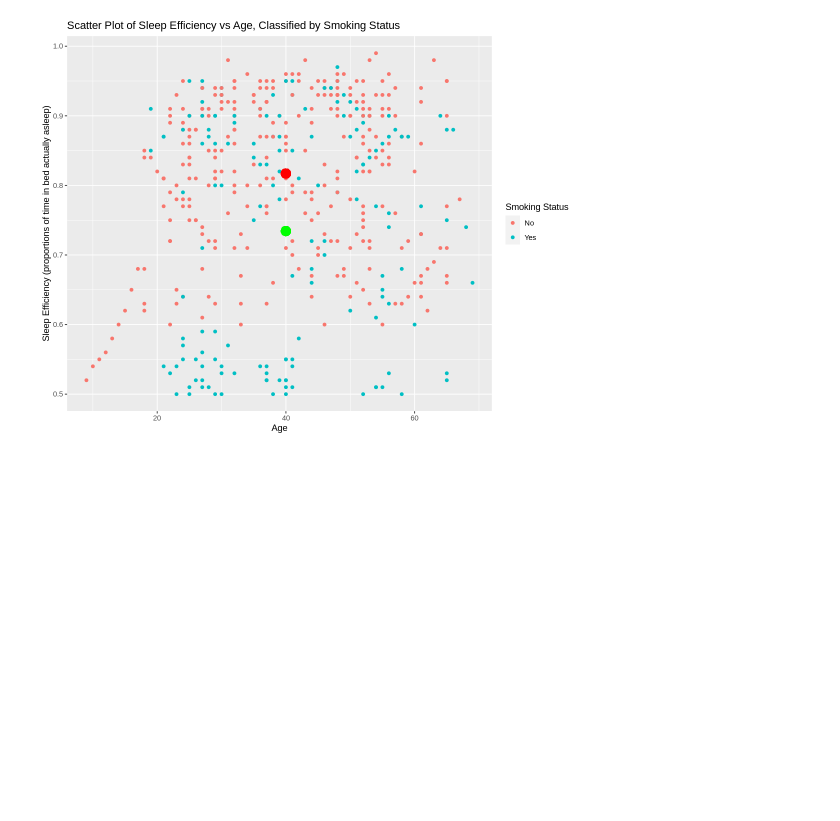
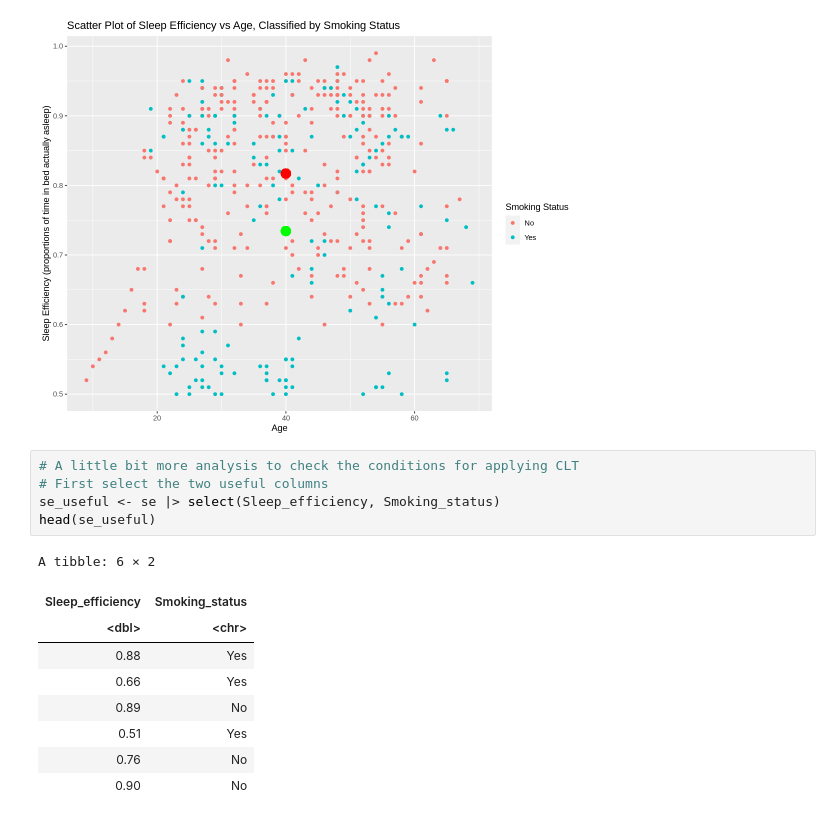
Before and after one commit to ritishaj/Does-smoking-status-affect-sleeping-efficiency-, a Jupyter notebook: Proposal.ipynb, the cells around one changed output. Saved outputs shown, nothing was run; the diff lists cells and outputs as text; blank space fills up the shorter version.

```diff
--- a/Proposal.ipynb
+++ b/Proposal.ipynb
@@ -86,3 +86,18 @@ smoking_se_plot + geom_point(aes(x=40,y = summarize_table$mean_efficiency[1]),co
                     geom_point(aes(x=40,y = summarize_table$mean_efficiency[2]),color = "green", size = 5)
 # %% [output]
 [figure]
+# %%
+# A little bit more analysis to check the conditions for applying CLT
+# First select the two useful columns
+se_useful <- se |> select(Sleep_efficiency, Smoking_status)
+head(se_useful)
+# %% [output]
+A tibble: 6 × 2
+| Sleep_efficiency | Smoking_status |
+| <dbl> | <chr> |
+| 0.88 | Yes |
+| 0.66 | Yes |
+| 0.89 | No |
+| 0.51 | Yes |
+| 0.76 | No |
+| 0.90 | No |
```
Also changed, not shown: parts of 1 cell of this notebook.
